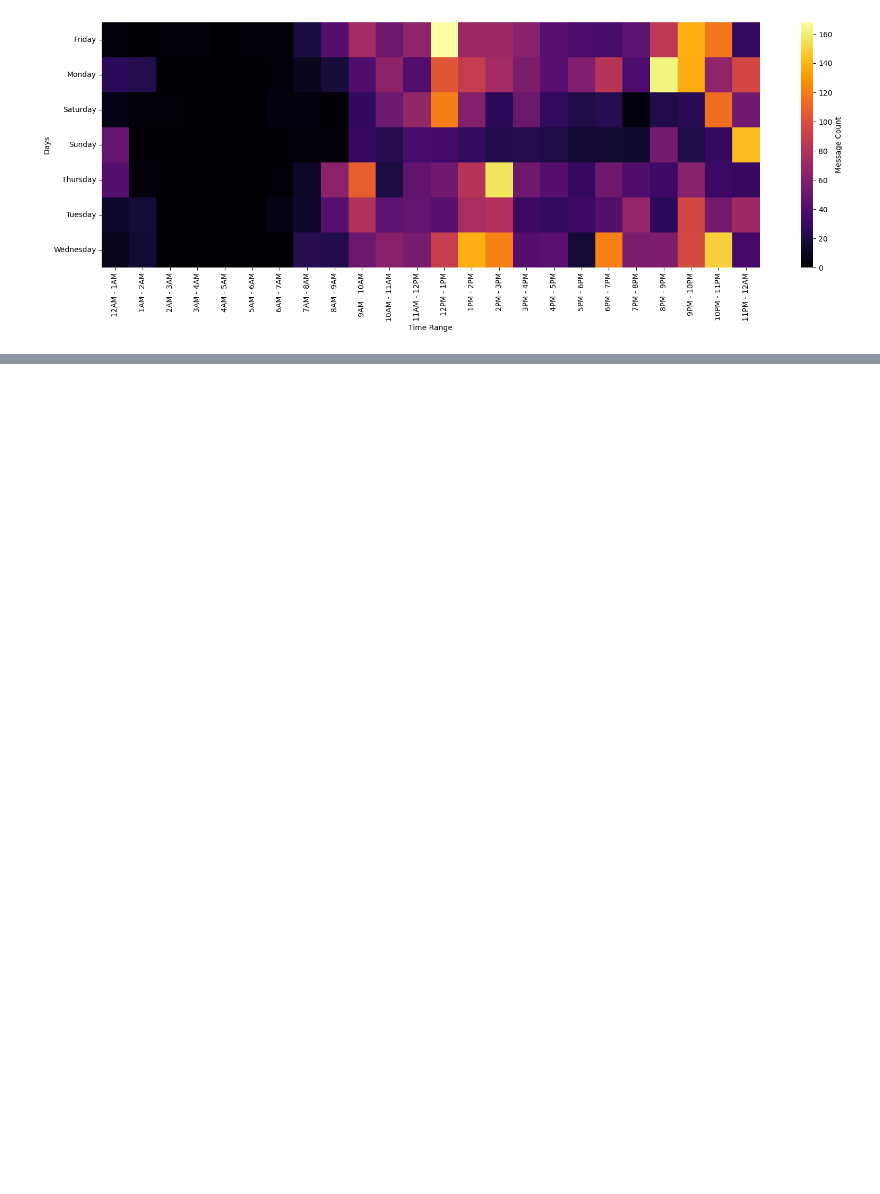
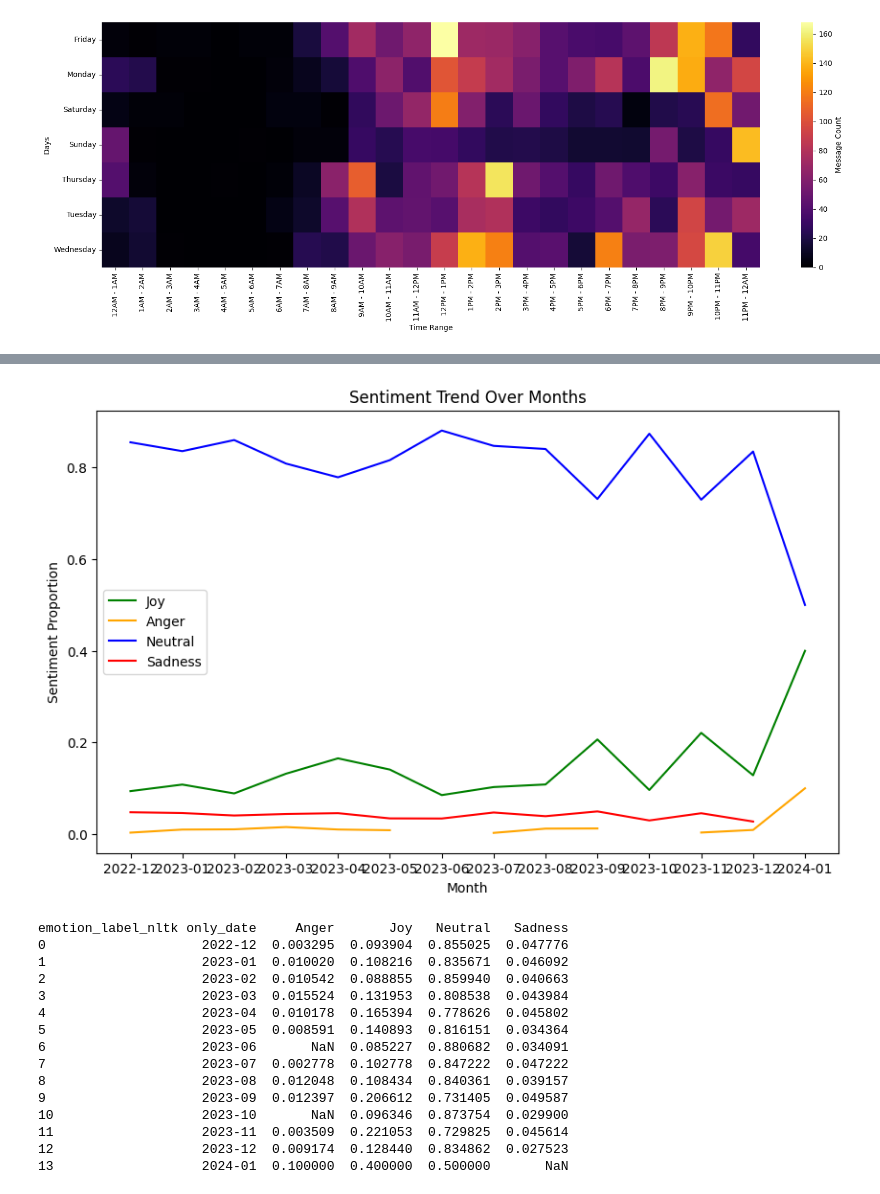
Before and after one commit to nil0711/miniproject, a Jupyter notebook: preprocess.ipynb, the cells around one changed output, grey strips where cells are left out. Cells and saved outputs as stored; diff of their text form; code cells hidden in the pictures; blank space fills up the shorter version.

```diff
--- a/preprocess.ipynb
+++ b/preprocess.ipynb
@@ -553,0 +681,10 @@ plt.show()
+# %%
+def get_polarity(message):
+    analysis = TextBlob(message)
+    return analysis.sentiment.polarity
+
+# Apply the function to the 'message' column
+df['polarity'] = df['message'].apply(get_polarity)
+
+# Display the DataFrame with the added 'polarity' column
+df.head()
@@ -553,0 +815,58 @@ plt.show()
+# %%
+import pandas as pd
+from textblob import TextBlob
+import matplotlib.pyplot as plt
+
+# Assuming 'only_date' is a column in the DataFrame
+df['only_date'] = pd.to_datetime(df['only_date'])
+
+# Group by month and calculate the average sentiment for each month
+monthly_sentiment = df.groupby(df['only_date'].dt.to_period("M"))['emotion_label_nltk'].value_counts(normalize=True).unstack().reset_index()
+
+# Convert PeriodIndex to string for plotting
+monthly_sentiment['only_date'] = monthly_sentiment['only_date'].astype(str)
+
+# Plot sentiments with different colors
+fig, ax = plt.subplots(figsize=(10, 6))
+
+# Plot positive sentiment as a green line
+ax.plot(monthly_sentiment['only_date'], monthly_sentiment['Joy'], color='green', label='Joy')
+
+# Plot mixed sentiment as an orange line
+ax.plot(monthly_sentiment['only_date'], monthly_sentiment['Anger'], color='orange', label='Anger')
+
+# Plot neutral sentiment as a blue line
+ax.plot(monthly_sentiment['only_date'], monthly_sentiment['Neutral'], color='blue', label='Neutral')
+
+# Plot negative sentiment as a red line
+ax.plot(monthly_sentiment['only_date'], monthly_sentiment['Sadness'], color='red', label='Sadness')
+
+# Add legend
+ax.legend()
+
+# Set labels and title
+ax.set_xlabel('Month')
+ax.set_ylabel('Sentiment Proportion')
+ax.set_title('Sentiment Trend Over Months')
+
+# Show the plot
+plt.show()
+print(monthly_sentiment)
+df.head()
+# %% [output]
+[figure, added]
+emotion_label_nltk only_date     Anger       Joy   Neutral   Sadness
+0                    2022-12  0.003295  0.093904  0.855025  0.047776
+1                    2023-01  0.010020  0.108216  0.835671  0.046092
+2                    2023-02  0.010542  0.088855  0.859940  0.040663
+3                    2023-03  0.015524  0.131953  0.808538  0.043984
+4                    2023-04  0.010178  0.165394  0.778626  0.045802
+5                    2023-05  0.008591  0.140893  0.816151  0.034364
+6                    2023-06       NaN  0.085227  0.880682  0.034091
+7                    2023-07  0.002778  0.102778  0.847222  0.047222
+8                    2023-08  0.012048  0.108434  0.840361  0.039157
+9                    2023-09  0.012397  0.206612  0.731405  0.049587
+10                   2023-10       NaN  0.096346  0.873754  0.029900
+11                   2023-11  0.003509  0.221053  0.729825  0.045614
+12                   2023-12  0.009174  0.128440  0.834862  0.027523
+13                   2024-01  0.100000  0.400000  0.500000       NaN
```
Also changed, not shown: parts of 34 cells of this notebook, 6 other files.
